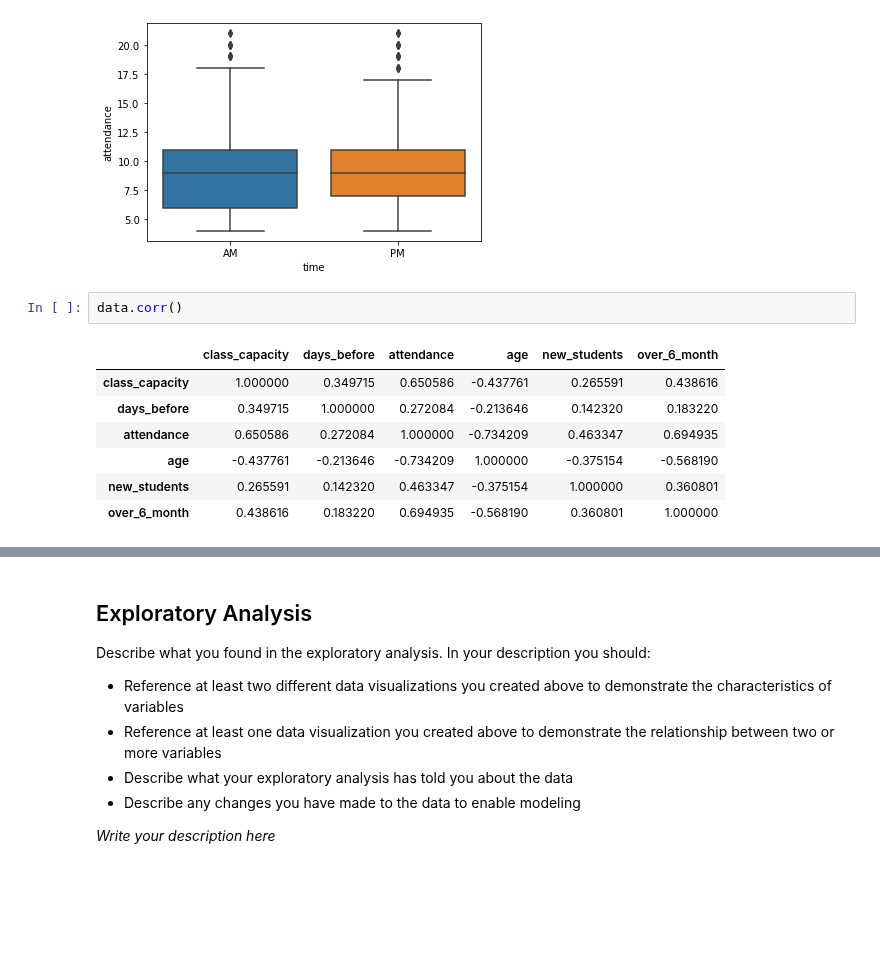
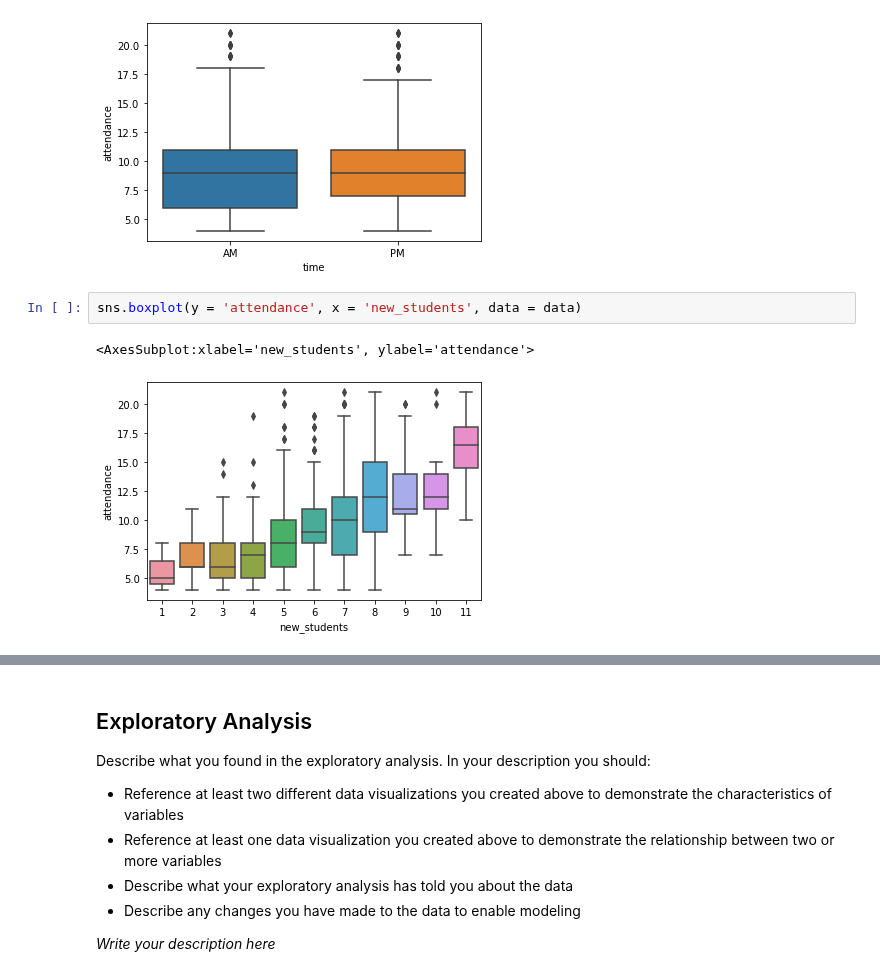
Before and after one commit to CarJung/Uni, a Jupyter notebook: data_camp_certificate/notebook.ipynb, the cells around one changed output, grey strips where cells are left out. Cells and saved outputs as stored; diff of their text form; blank space fills up the shorter version.

```diff
--- a/data_camp_certificate/notebook.ipynb
+++ b/data_camp_certificate/notebook.ipynb
@@ -237,13 +254,8 @@ sns.boxplot(y = 'attendance', x = 'time', data = data)
 # %% [output]
 <AxesSubplot:xlabel='time', ylabel='attendance'>
 [figure]
-# %%
-data.corr()
-# %% [output]
-|  | class_capacity | days_before | attendance | age | new_students | over_6_month |
-| class_capacity | 1.000000 | 0.349715 | 0.650586 | -0.437761 | 0.265591 | 0.438616 |
-| days_before | 0.349715 | 1.000000 | 0.272084 | -0.213646 | 0.142320 | 0.183220 |
-| attendance | 0.650586 | 0.272084 | 1.000000 | -0.734209 | 0.463347 | 0.694935 |
-| age | -0.437761 | -0.213646 | -0.734209 | 1.000000 | -0.375154 | -0.568190 |
-| new_students | 0.265591 | 0.142320 | 0.463347 | -0.375154 | 1.000000 | 0.360801 |
-| over_6_month | 0.438616 | 0.183220 | 0.694935 | -0.568190 | 0.360801 | 1.000000 |
+# %%
+sns.boxplot(y = 'attendance', x = 'new_students', data = data)
+# %% [output]
+<AxesSubplot:xlabel='new_students', ylabel='attendance'>
+[figure, added]
```
Also changed, not shown: parts of 5 cells of this notebook.
